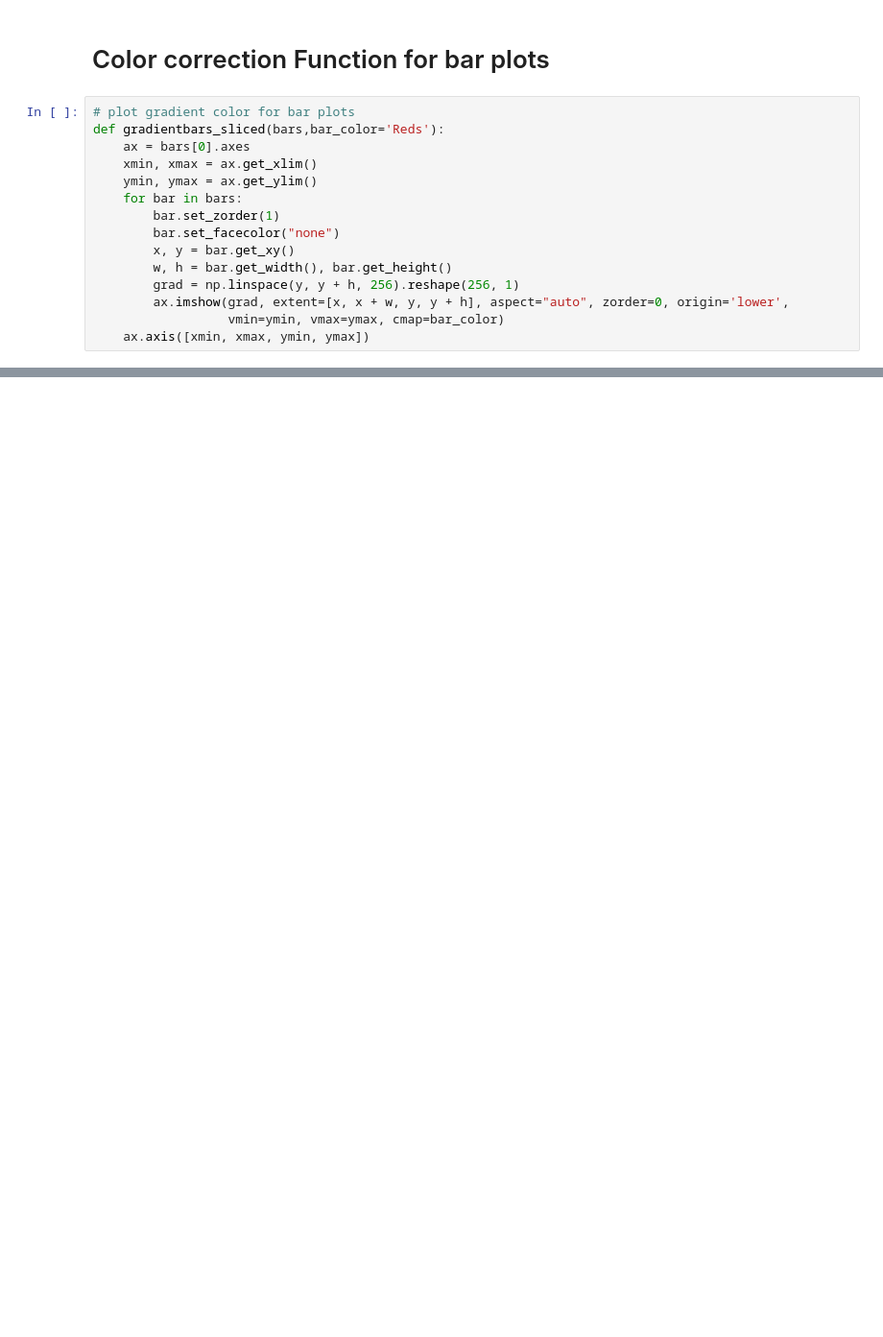
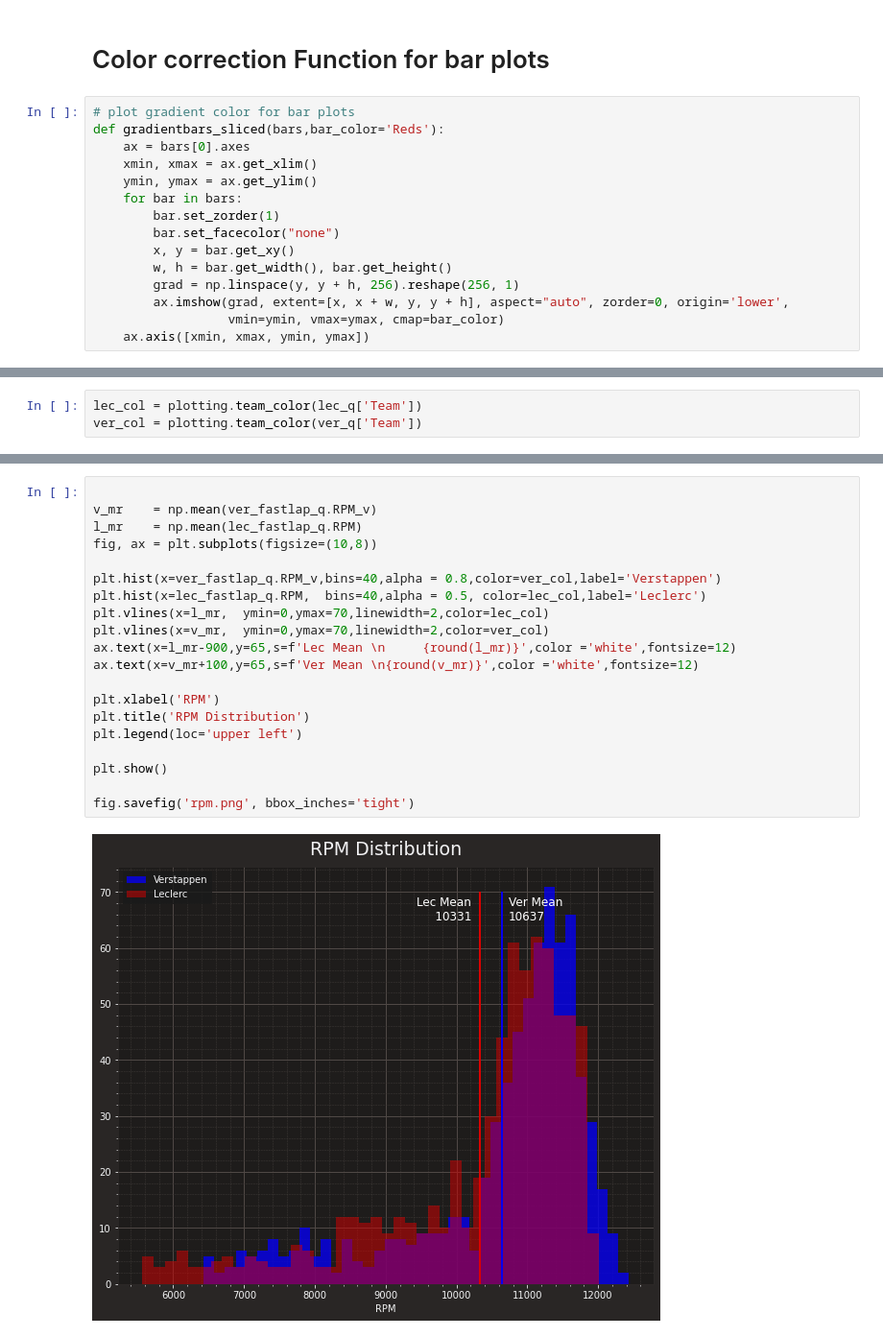
Before and after one commit to drax3/formula_1_visualized, a Jupyter notebook: ferrari_n_redbull_2022_bahrain_qualifying_visualized.ipynb, the cells around one changed output, grey strips where cells are left out. Shown at 96% size. Drawn from its saved outputs; the diff is of its cells as text; blank space fills up the shorter version.

```diff
--- a/ferrari_n_redbull_2022_bahrain_qualifying_visualized.ipynb
+++ b/ferrari_n_redbull_2022_bahrain_qualifying_visualized.ipynb
@@ -445,0 +443,3 @@ TypeError: unsupported operand type(s) for -: 'NoneType' and 'int'
+# %%
+lec_col = plotting.team_color(lec_q['Team'])
+ver_col = plotting.team_color(ver_q['Team'])
@@ -445,0 +651,22 @@ TypeError: unsupported operand type(s) for -: 'NoneType' and 'int'
+# %%
+
+v_mr    = np.mean(ver_fastlap_q.RPM_v)
+l_mr    = np.mean(lec_fastlap_q.RPM)
+fig, ax = plt.subplots(figsize=(10,8))
+
+plt.hist(x=ver_fastlap_q.RPM_v,bins=40,alpha = 0.8,color=ver_col,label='Verstappen')
+plt.hist(x=lec_fastlap_q.RPM,  bins=40,alpha = 0.5, color=lec_col,label='Leclerc')
+plt.vlines(x=l_mr,  ymin=0,ymax=70,linewidth=2,color=lec_col)
+plt.vlines(x=v_mr,  ymin=0,ymax=70,linewidth=2,color=ver_col)
+ax.text(x=l_mr-900,y=65,s=f'Lec Mean \n     {round(l_mr)}',color ='white',fontsize=12)
+ax.text(x=v_mr+100,y=65,s=f'Ver Mean \n{round(v_mr)}',color ='white',fontsize=12)
+
+plt.xlabel('RPM')
+plt.title('RPM Distribution')
+plt.legend(loc='upper left')
+
+plt.show()
+
+fig.savefig('rpm.png', bbox_inches='tight')
+# %% [output]
+[figure, added]
```
Also changed, not shown: parts of 43 cells of this notebook, 12 other files.
